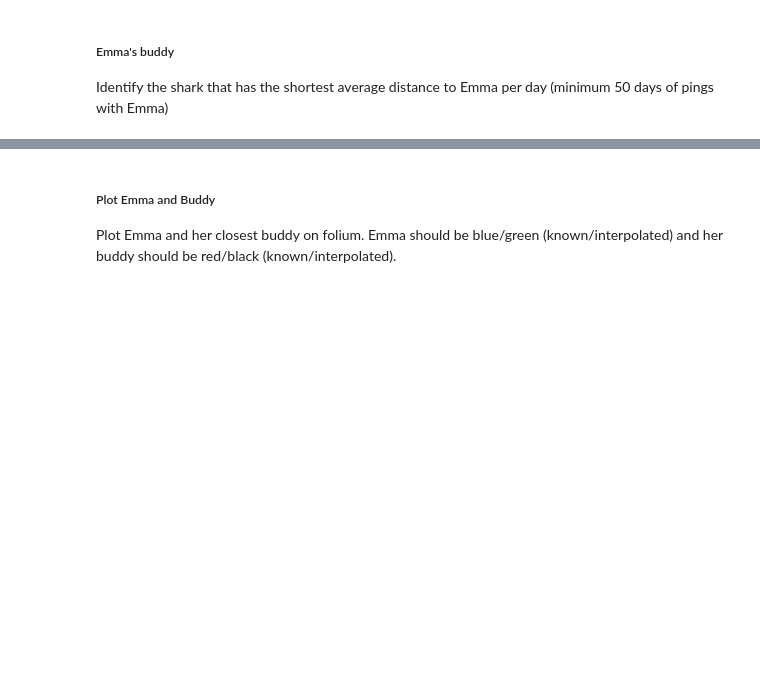
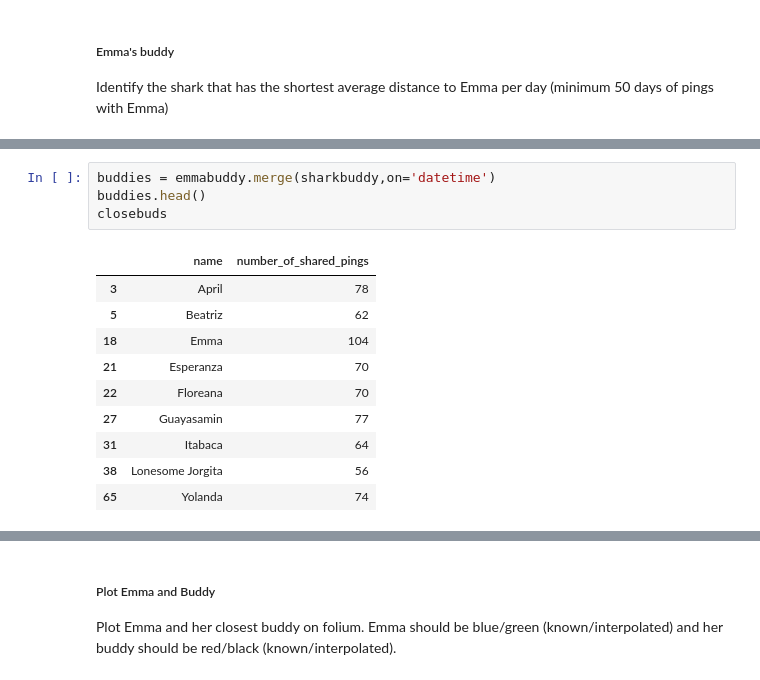
Before and after one commit to elsharkk/ocearch, a Jupyter notebook: 3. Hard Challenge.ipynb, the cells around one changed output, grey strips where cells are left out. Drawn from its saved outputs; the diff is of its cells as text; blank space fills up the shorter version.

```diff
--- a/3. Hard Challenge.ipynb
+++ b/3. Hard Challenge.ipynb
@@ -290,0 +324,15 @@ Identify the shark that has the shortest average distance to Emma per day (minim
+# %%
+buddies = emmabuddy.merge(sharkbuddy,on='datetime')
+buddies.head()
+closebuds
+# %% [output]
+|  | name | number_of_shared_pings |
+| 3 | April | 78 |
+| 5 | Beatriz | 62 |
+| 18 | Emma | 104 |
+| 21 | Esperanza | 70 |
+| 22 | Floreana | 70 |
+| 27 | Guayasamin | 77 |
+| 31 | Itabaca | 64 |
+| 38 | Lonesome Jorgita | 56 |
+| 65 | Yolanda | 74 |
```
Also changed, not shown: parts of 14 cells of this notebook.
